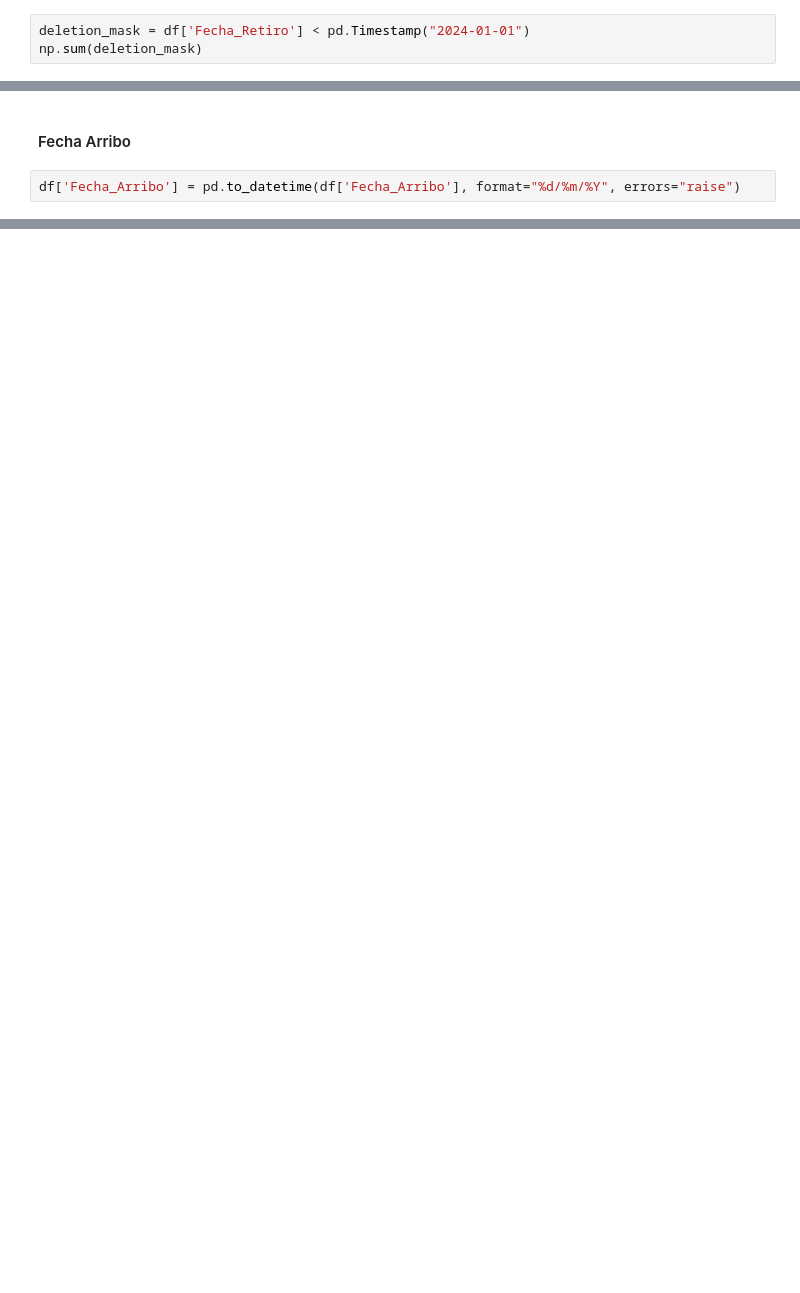
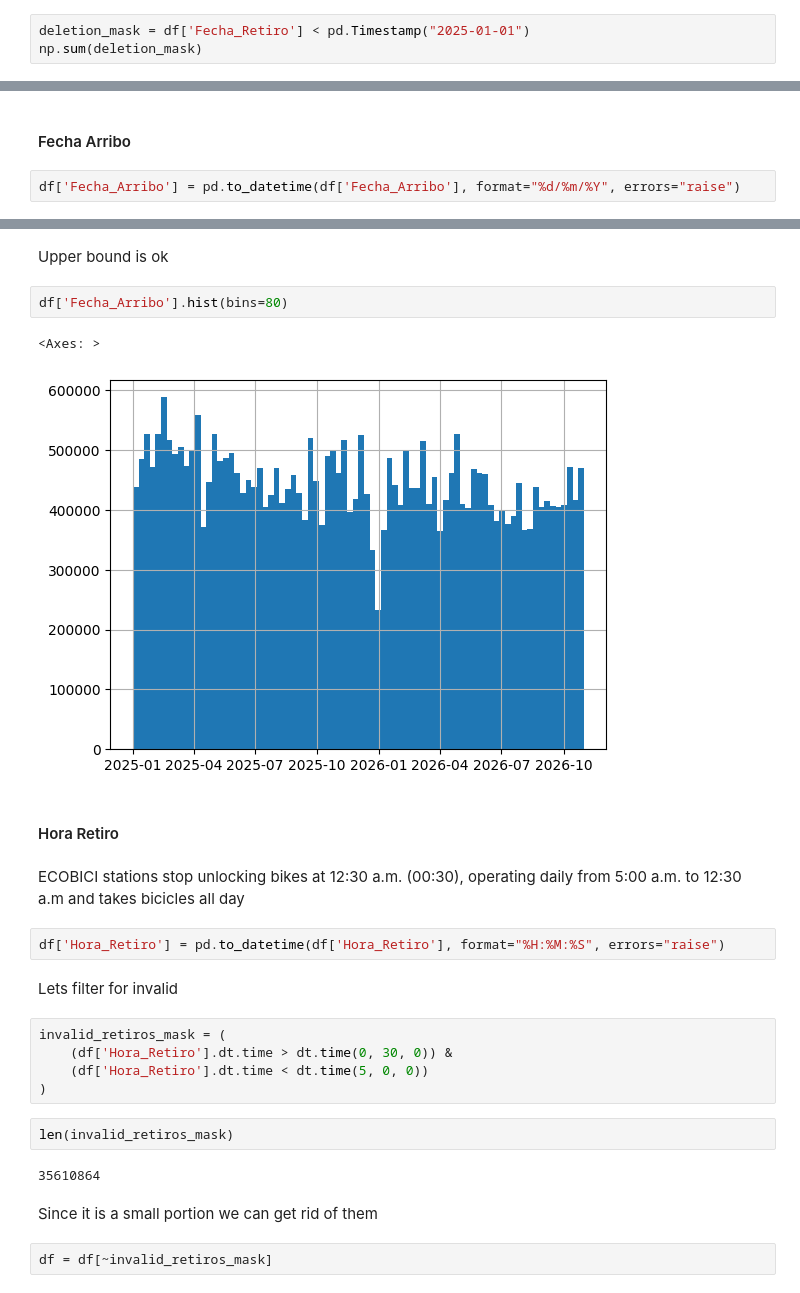
Before and after one commit to AxTulti/markovian_CDMX_ecobici_optimization, a Jupyter notebook: EDA.ipynb, the cells around one changed output, grey strips where cells are left out. Saved outputs shown, nothing was run; the diff lists cells and outputs as text; blank space fills up the shorter version.

```diff
--- a/EDA.ipynb
+++ b/EDA.ipynb
@@ -347,4 +347,4 @@ This analisis is scoped to begin in 2024, then rows before that time shuld be er
 # %%
-deletion_mask = df['Fecha_Retiro'] < pd.Timestamp("2024-01-01")
+deletion_mask = df['Fecha_Retiro'] < pd.Timestamp("2025-01-01")
 np.sum(deletion_mask)
 # %% [output]
@@ -366,0 +420,28 @@ df['Fecha_Arribo'] = pd.to_datetime(df['Fecha_Arribo'], format="%d/%m/%Y", error
+# %% [markdown]
+Upper bound is ok
+# %%
+df['Fecha_Arribo'].hist(bins=80)
+# %% [output]
+<Axes: >
+[figure, added]
+# %% [markdown]
+#### Hora Retiro
+# %% [markdown]
+ECOBICI stations stop unlocking bikes at 12:30 a.m. (00:30), operating daily from 5:00 a.m. to 12:30 a.m and takes bicicles all day
+# %%
+df['Hora_Retiro'] = pd.to_datetime(df['Hora_Retiro'], format="%H:%M:%S", errors="raise")
+# %% [markdown]
+Lets filter for invalid
+# %%
+invalid_retiros_mask = (
+    (df['Hora_Retiro'].dt.time > dt.time(0, 30, 0)) &
+    (df['Hora_Retiro'].dt.time < dt.time(5, 0, 0))
+)
+# %%
+len(invalid_retiros_mask)
+# %% [output]
+35610864
+# %% [markdown]
+Since it is a small portion we can get rid of them
+# %%
+df = df[~invalid_retiros_mask]
```
Also changed, not shown: parts of 16 cells of this notebook.
